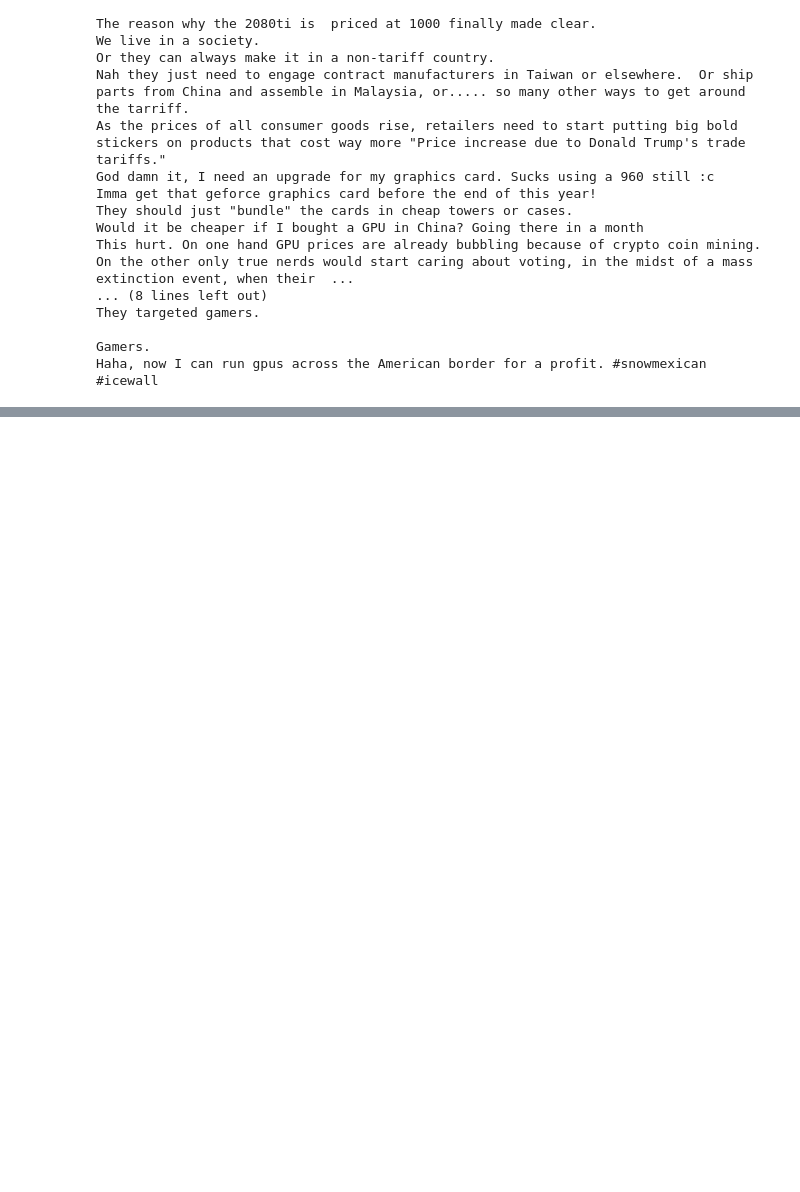
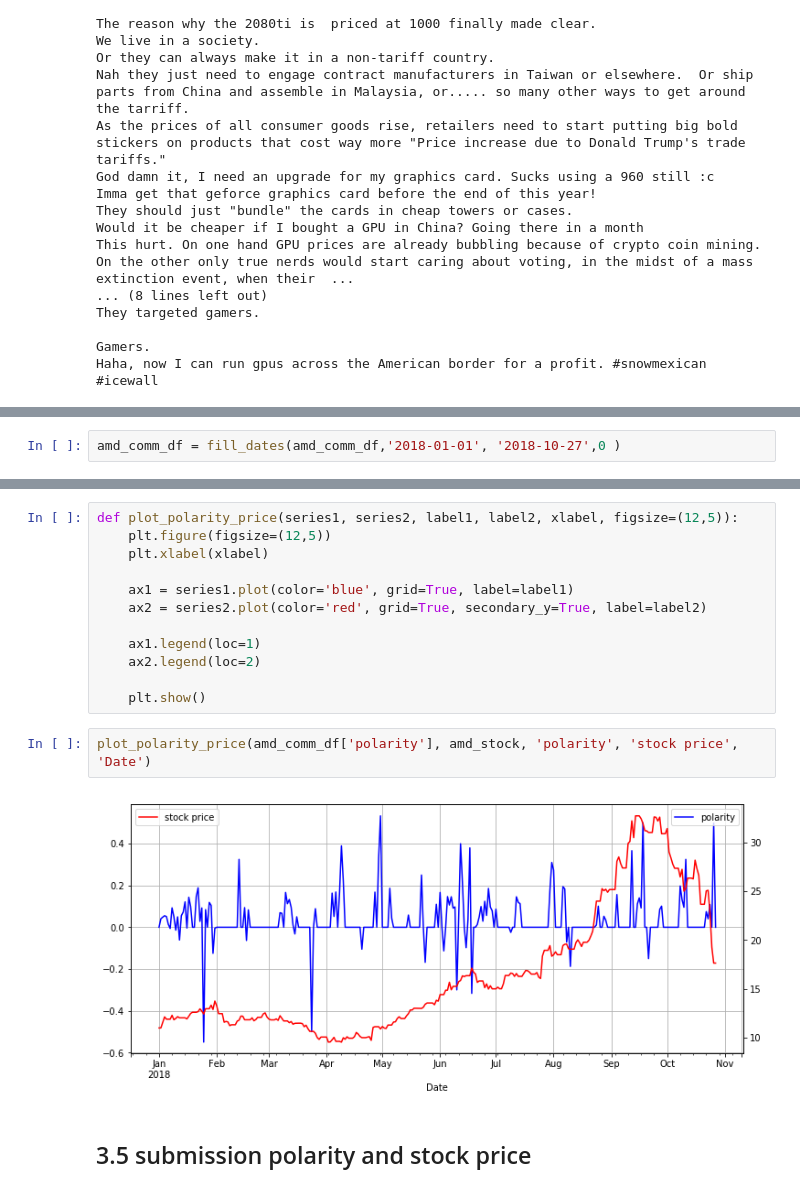
Before and after one commit to nzss/di-project2, a Jupyter notebook: Project Proposal.ipynb, the cells around one changed output, grey strips where cells are left out. Drawn from its saved outputs; the diff is of its cells as text; blank space fills up the shorter version.

```diff
--- a/Project Proposal.ipynb
+++ b/Project Proposal.ipynb
@@ -193,0 +338,2 @@ df.plot(x='date', y = 'polarity', title ='AMD reddit polarity')
+# %%
+amd_comm_df = fill_dates(amd_comm_df,'2018-01-01', '2018-10-27',0 )
@@ -193,0 +342,18 @@ df.plot(x='date', y = 'polarity', title ='AMD reddit polarity')
+# %%
+def plot_polarity_price(series1, series2, label1, label2, xlabel, figsize=(12,5)):
+    plt.figure(figsize=(12,5))
+    plt.xlabel(xlabel)
+
+    ax1 = series1.plot(color='blue', grid=True, label=label1)
+    ax2 = series2.plot(color='red', grid=True, secondary_y=True, label=label2)
+
+    ax1.legend(loc=1)
+    ax2.legend(loc=2)
+
+    plt.show()
+# %%
+plot_polarity_price(amd_comm_df['polarity'], amd_stock, 'polarity', 'stock price', 'Date')
+# %% [output]
+[figure, added]
+# %% [markdown]
+## 3.5 submission polarity and stock price
```
Also changed, not shown: parts of 94 cells of this notebook.
